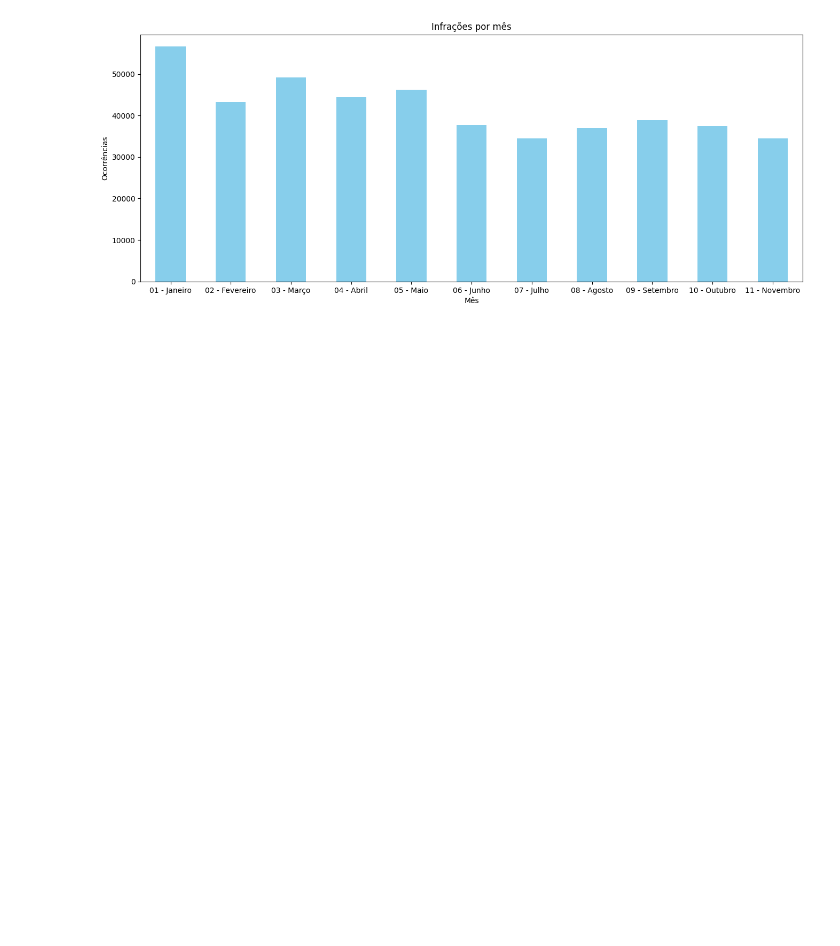
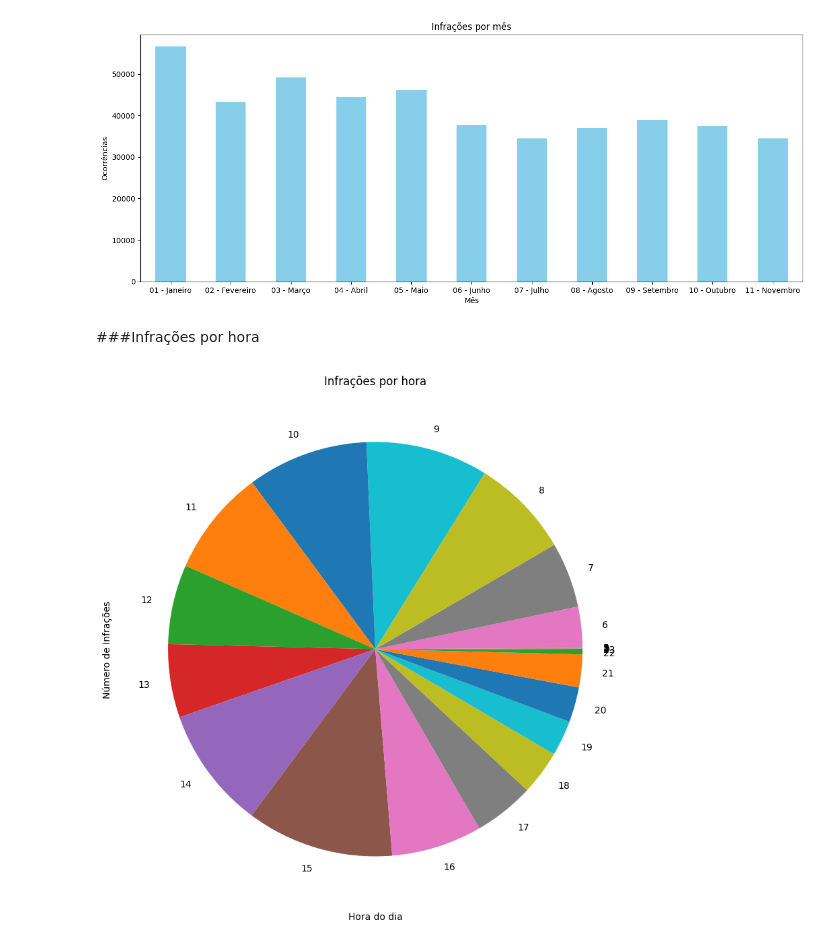
Before and after one commit to Barros313/Big-Data-1---Senac-TADS028, a Jupyter notebook: BigData1.ipynb, the cells around one changed output. Drawn from its saved outputs; the diff is of its cells as text; code cells hidden in the pictures; blank space fills up the shorter version.

Commit message:
Adicionado gráfico de infrações por hora do dia

```diff
--- a/BigData1.ipynb
+++ b/BigData1.ipynb
@@ -328,3 +322,20 @@ plt.xticks(rotation=0)
 plt.show()
 # %% [output]
 [figure]
+# %% [markdown]
+###Infrações por hora
+# %%
+infra['hora'] = pd.to_datetime(infra['horainfracao'], format='%H:%M:%S').dt.hour
+
+infra_por_hora = infra.groupby('hora').size()
+
+plt.figure(figsize=(10, 10))
+infra_por_hora.plot(kind='pie')
+plt.title('Infrações por hora')
+plt.xlabel('Hora do dia')
+plt.ylabel('Número de Infrações')
+plt.xticks(rotation=0)
+
+plt.show()
+# %% [output]
+[figure, added]
```
Also changed, not shown: parts of 1 cell of this notebook.
